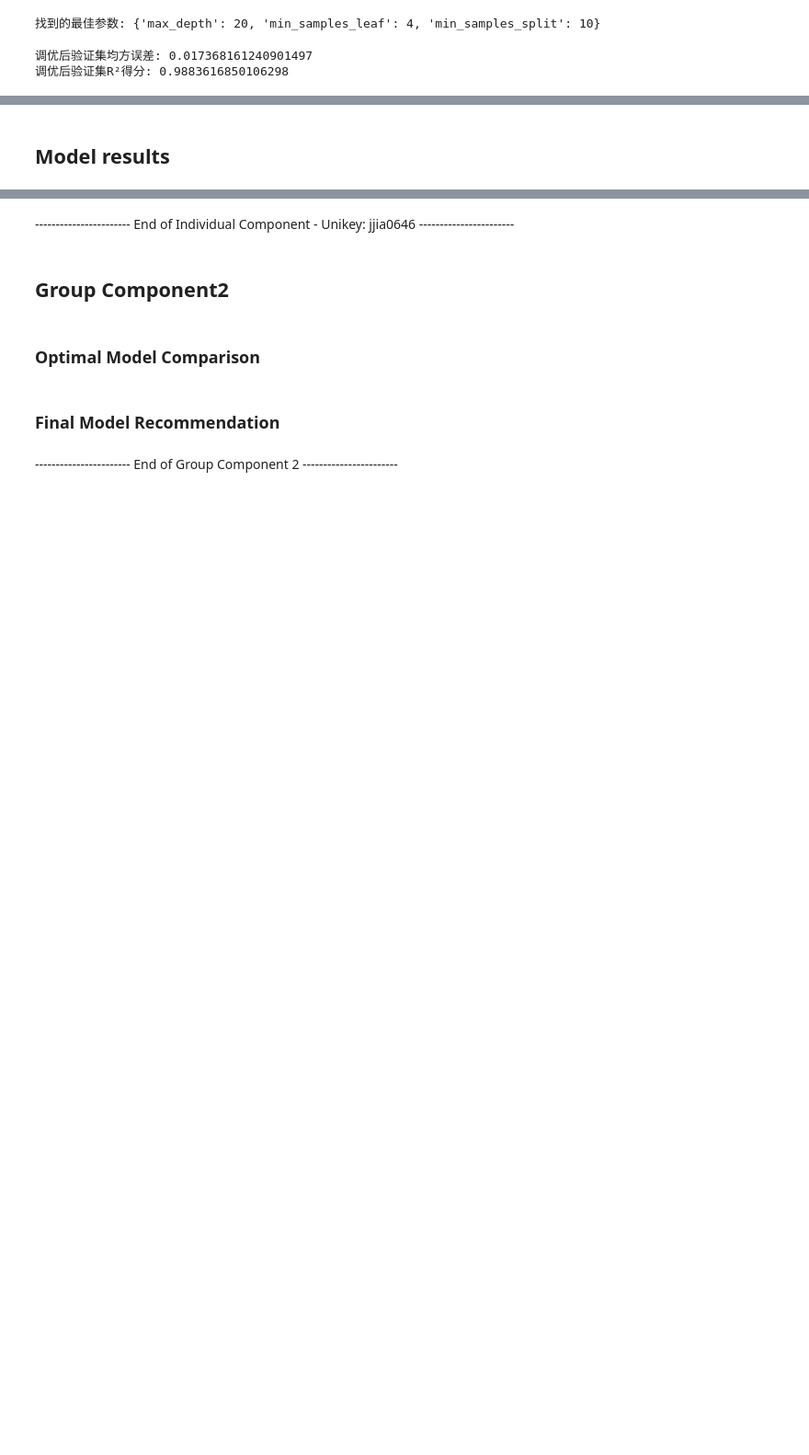
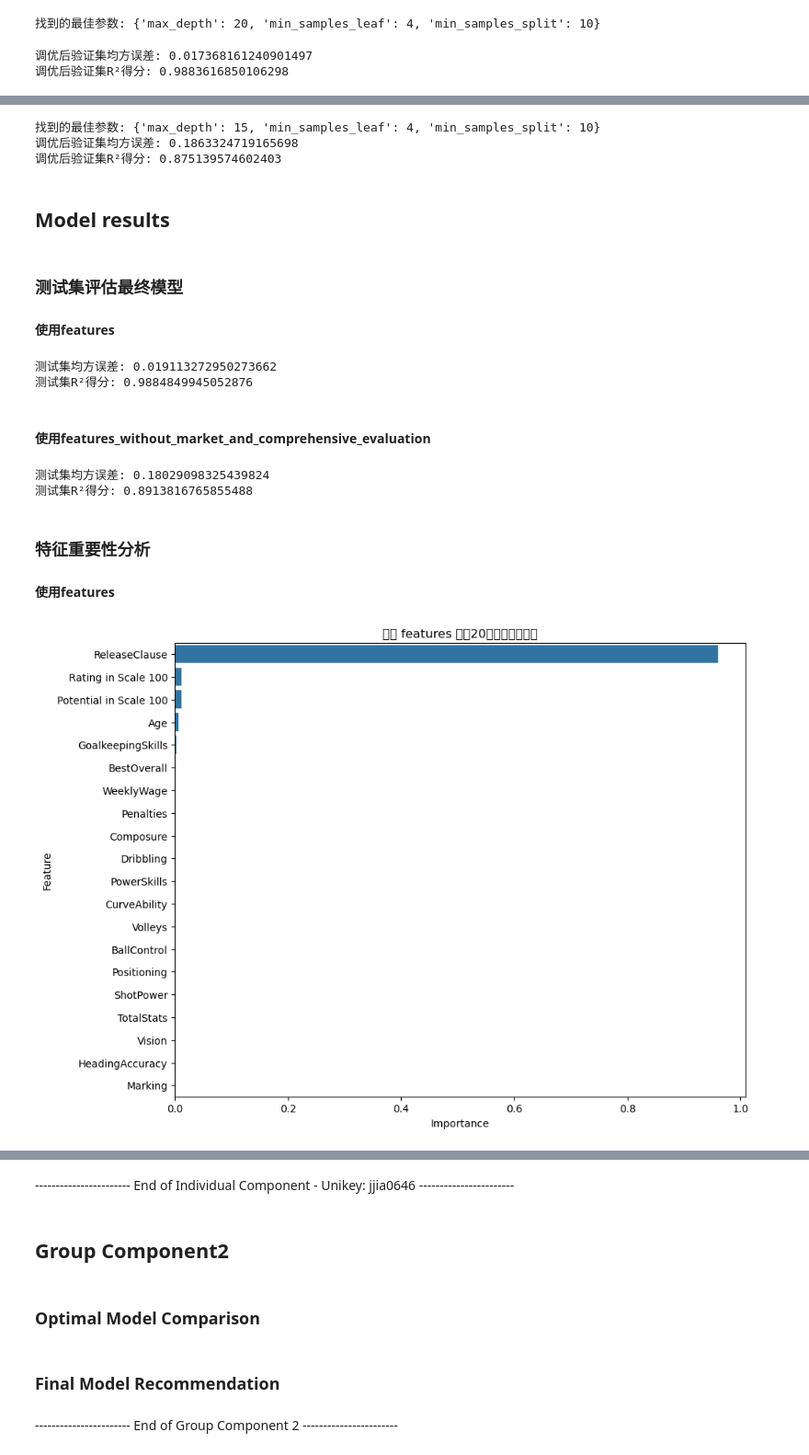
Before and after one commit to ThisFat/5310assignment2, a Jupyter notebook: Group1_Activity9_A2_Code.ipynb, the cells around one changed output, grey strips where cells are left out. Shown at 92% size. Saved outputs shown, nothing was run; the diff lists cells and outputs as text; code cells hidden in the pictures; blank space fills up the shorter version.

```diff
--- a/Group1_Activity9_A2_Code.ipynb
+++ b/Group1_Activity9_A2_Code.ipynb
@@ -272,2 +223,82 @@ print("替代模型调优后验证集R²得分:", r2_alt)
+# %%
+grid_search_wo_market = GridSearchCV(
+    estimator=DecisionTreeRegressor(random_state=42),
+    param_grid=param_grid,
+    cv=5,
+    scoring='neg_mean_squared_error',
+    n_jobs=-1
+)
+
+grid_search_wo_market.fit(train_feature_without_market_and_comprehensive_evaluation, train_labels_without_market_and_comprehensive_evaluation)
+
+# 最佳参数
+print("找到的最佳参数:", grid_search_wo_market.best_params_)
+
+# 最佳估计器
+best_dt_regressor_wo_market = grid_search_wo_market.best_estimator_
+
+validation_predictions_best_wo_best = best_dt_regressor_wo_market.predict(validation_feature_without_market_and_comprehensive_evaluation)
+
+mse_best_wo_market = mean_squared_error(validation_labels_without_market_and_comprehensive_evaluation,validation_predictions_best_wo_best)
+r2_best_wo_market = r2_score(validation_labels_without_market_and_comprehensive_evaluation,validation_predictions_best_wo_best)
+
+print("调优后验证集均方误差:", mse_best_wo_market)
+print("调优后验证集R²得分:", r2_best_wo_market)
+# %% [output]
+找到的最佳参数: {'max_depth': 15, 'min_samples_leaf': 4, 'min_samples_split': 10}
+调优后验证集均方误差: 0.1863324719165698
+调优后验证集R²得分: 0.875139574602403
 # %% [markdown]
 ## Model results
+# %% [markdown]
+### 测试集评估最终模型
+
+#### 使用features
+# %%
+test_predictions = best_dt_regressor.predict(test_feature)
+
+mse_test = mean_squared_error(test_labels,test_predictions)
+r2_test = r2_score(test_labels,test_predictions)
+
+print("测试集均方误差:", mse_test)
+print("测试集R²得分:", r2_test)
+# %% [output]
+测试集均方误差: 0.019113272950273662
+测试集R²得分: 0.9884849945052876
+# %% [markdown]
+#### 使用features_without_market_and_comprehensive_evaluation
+# %%
+test_predictions_wo_market = best_dt_regressor_wo_market.predict(test_feature_without_market_and_comprehensive_evaluation)
+
+mse_test_wo_market = mean_squared_error(test_labels_without_market_and_comprehensive_evaluation,test_predictions_wo_market)
+r2_test_wo_market = r2_score(test_labels_without_market_and_comprehensive_evaluation,test_predictions_wo_market)
+
+print("测试集均方误差:", mse_test_wo_market)
+print("测试集R²得分:", r2_test_wo_market)
+# %% [output]
+测试集均方误差: 0.18029098325439824
+测试集R²得分: 0.8913816765855488
+# %% [markdown]
+### 特征重要性分析
+
+#### 使用features
+# %%
+# 获取特征重要性
+importances = best_dt_regressor.feature_importances_
+
+# 创建 DataFrame
+feature_importances = pd.DataFrame({
+    'Feature': train_feature.columns,
+    'Importance': importances
+})
+
+# 排序
+feature_importances = feature_importances.sort_values(by='Importance', ascending=False)
+
+# 可视化
+plt.figure(figsize=(10, 8))
+sns.barplot(x='Importance', y='Feature', data=feature_importances.head(20))
+plt.title('使用 features 的前20个特征的重要性')
+plt.show()
+# %% [output]
+[figure, added]
```
Also changed, not shown: parts of 18 cells of this notebook.
